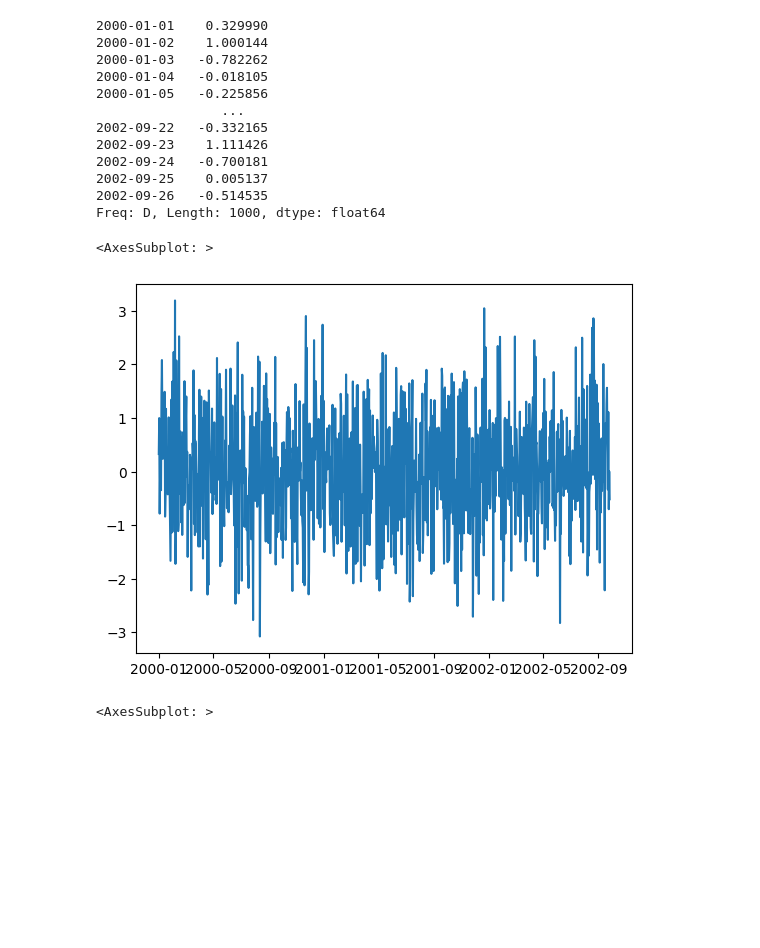
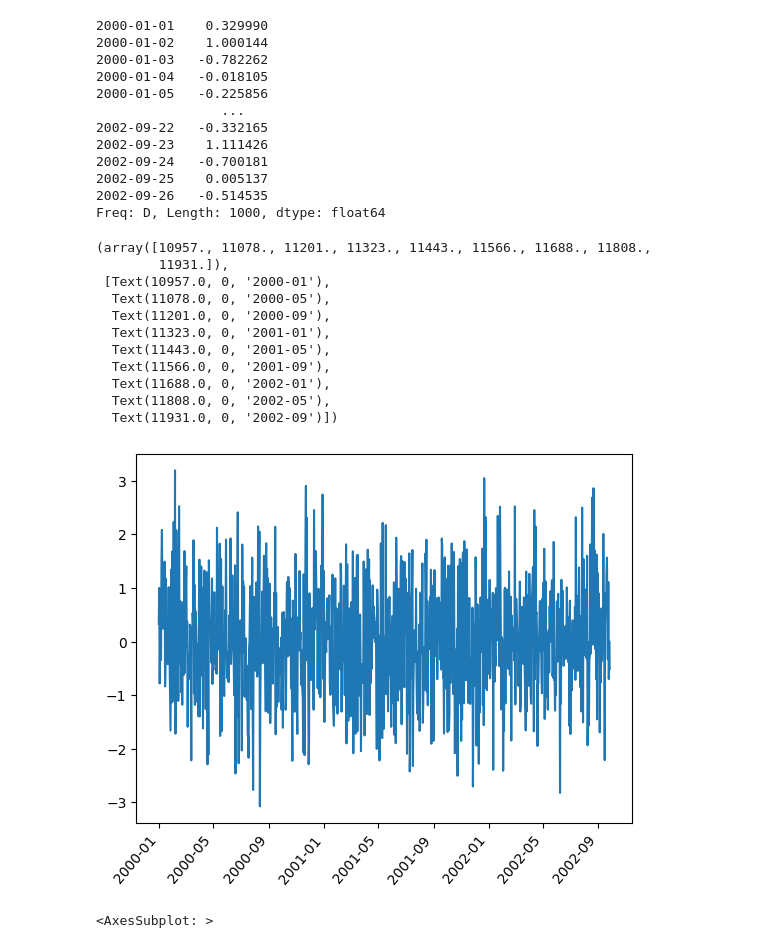
Before and after one commit to drolsonmi/math3080, a Jupyter notebook: Notes/09 Timeseries.ipynb, the cells around one changed output. Drawn from its saved outputs; the diff is of its cells as text; code cells hidden in the pictures; blank space fills up the shorter version.

```diff
--- a/Notes/09 Timeseries.ipynb
+++ b/Notes/09 Timeseries.ipynb
@@ -254,9 +239,20 @@ long_ts
 Freq: D, Length: 1000, dtype: float64
 # %%
 sns.lineplot(long_ts)
+plt.xticks(rotation=50, ha='right')
 # %% [output]
-<AxesSubplot: >
+(array([10957., 11078., 11201., 11323., 11443., 11566., 11688., 11808.,
+        11931.]),
+ [Text(10957.0, 0, '2000-01'),
+  Text(11078.0, 0, '2000-05'),
+  Text(11201.0, 0, '2000-09'),
+  Text(11323.0, 0, '2001-01'),
+  Text(11443.0, 0, '2001-05'),
+  Text(11566.0, 0, '2001-09'),
+  Text(11688.0, 0, '2002-01'),
+  Text(11808.0, 0, '2002-05'),
+  Text(11931.0, 0, '2002-09')])
-[figure, old version]
+[figure, new version]
 # %%
 sns.lineplot(long_ts["2001"])
 # %% [output]
```
Also changed, not shown: parts of 27 cells of this notebook.
